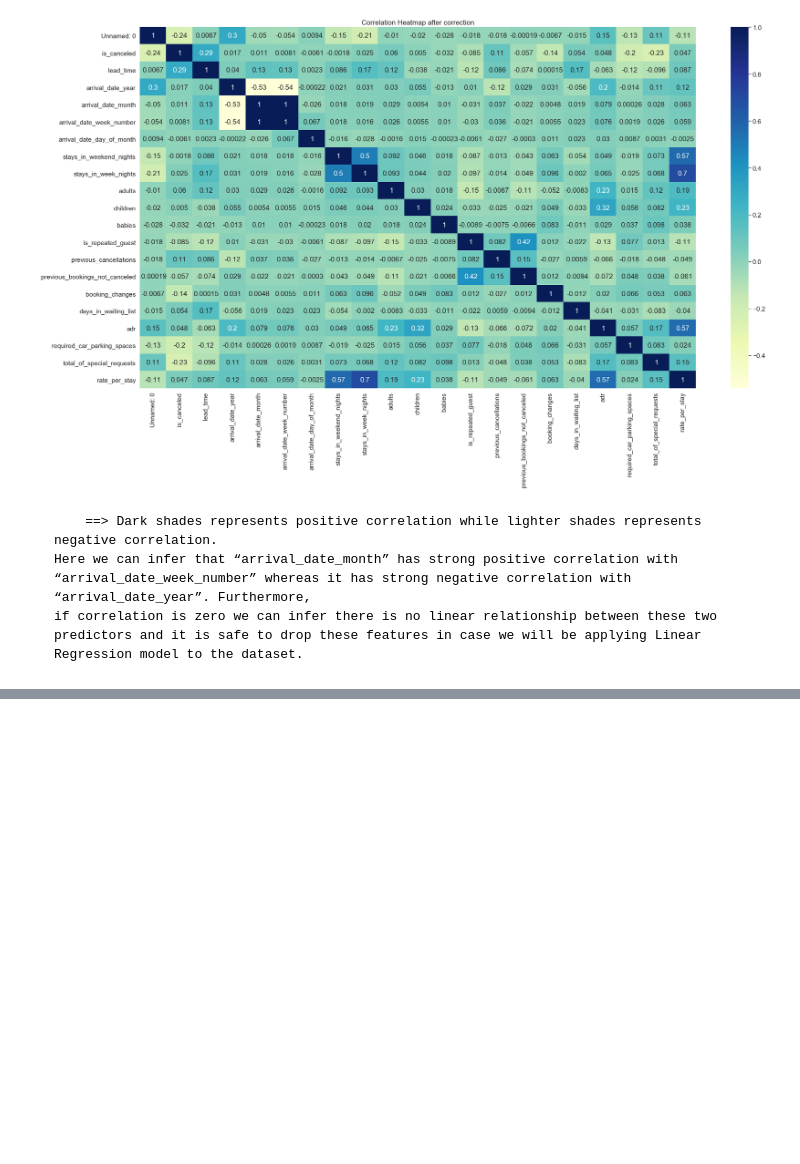
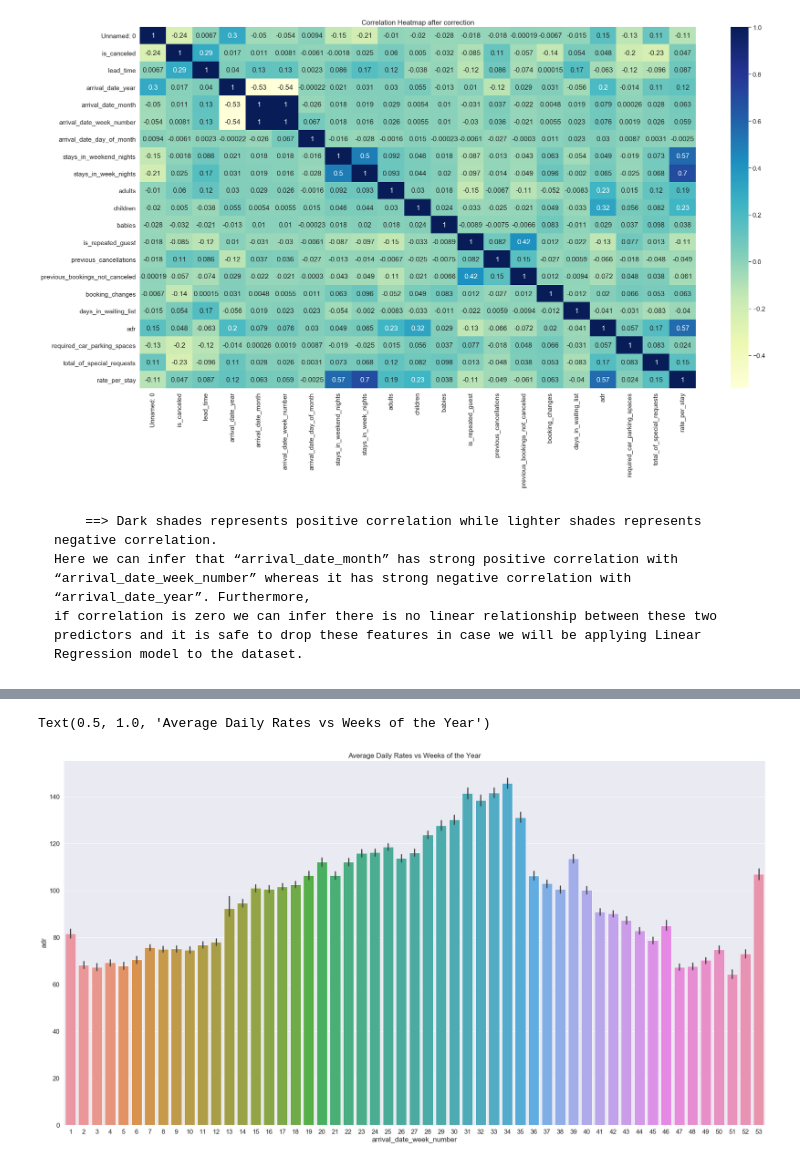
Before and after one commit to dipenpratap/Data-Mining, a Jupyter notebook: Project 1/project_1.ipynb, the cells around one changed output, grey strips where cells are left out. Drawn from its saved outputs; the diff is of its cells as text; code cells hidden in the pictures; blank space fills up the shorter version.

```diff
--- a/Project 1/project_1.ipynb
+++ b/Project 1/project_1.ipynb
@@ -279,0 +307,7 @@ max        22.438189            1.735724
+# %%
+# Plotting the rate_per_stay with respect to weeks
+bar_plotter(week)
+plt.title('Average Daily Rates vs Weeks of the Year')
+# %% [output]
+Text(0.5, 1.0, 'Average Daily Rates vs Weeks of the Year')
+[figure, added]
```
Also changed, not shown: parts of 13 cells of this notebook.
